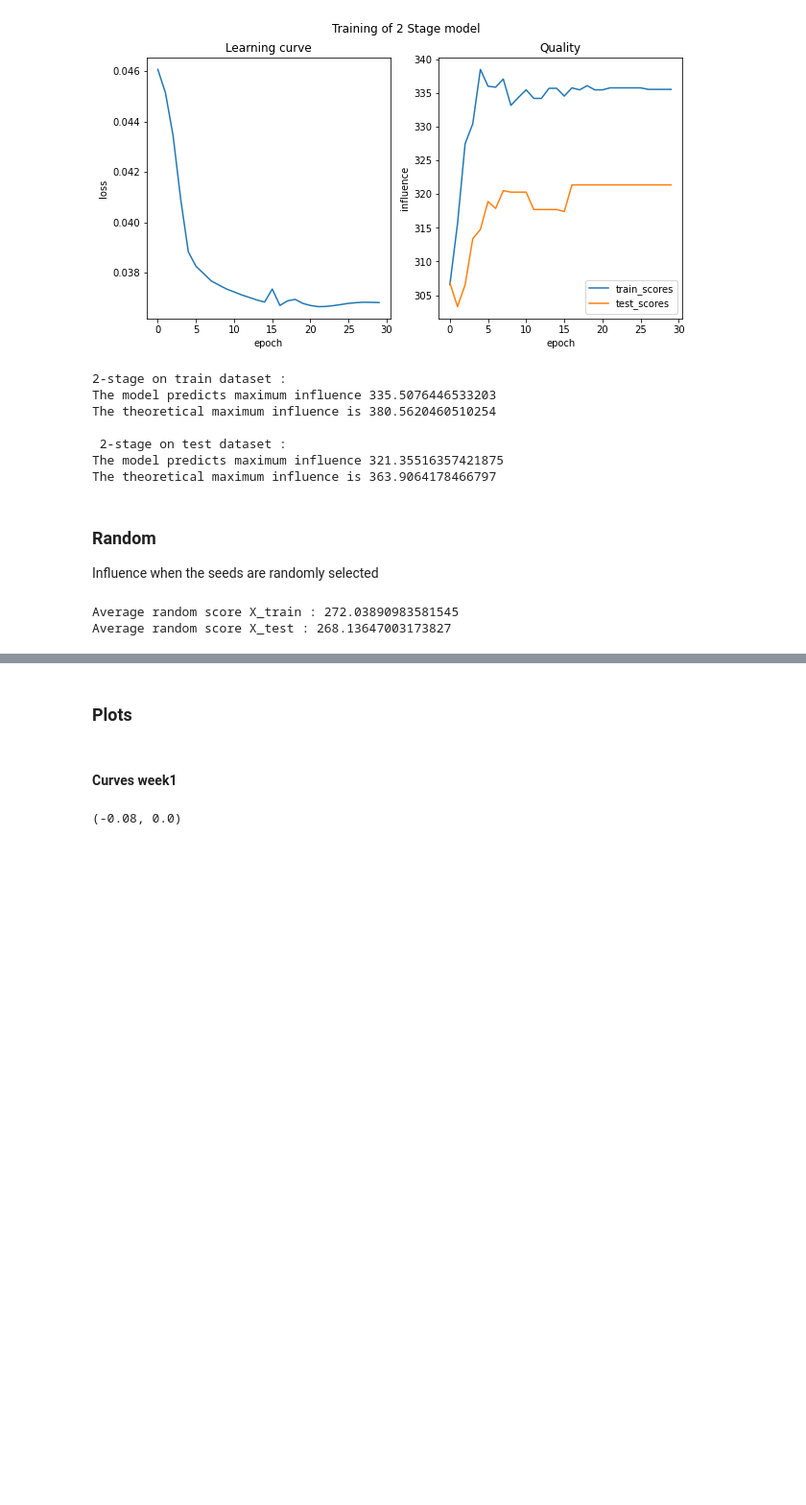
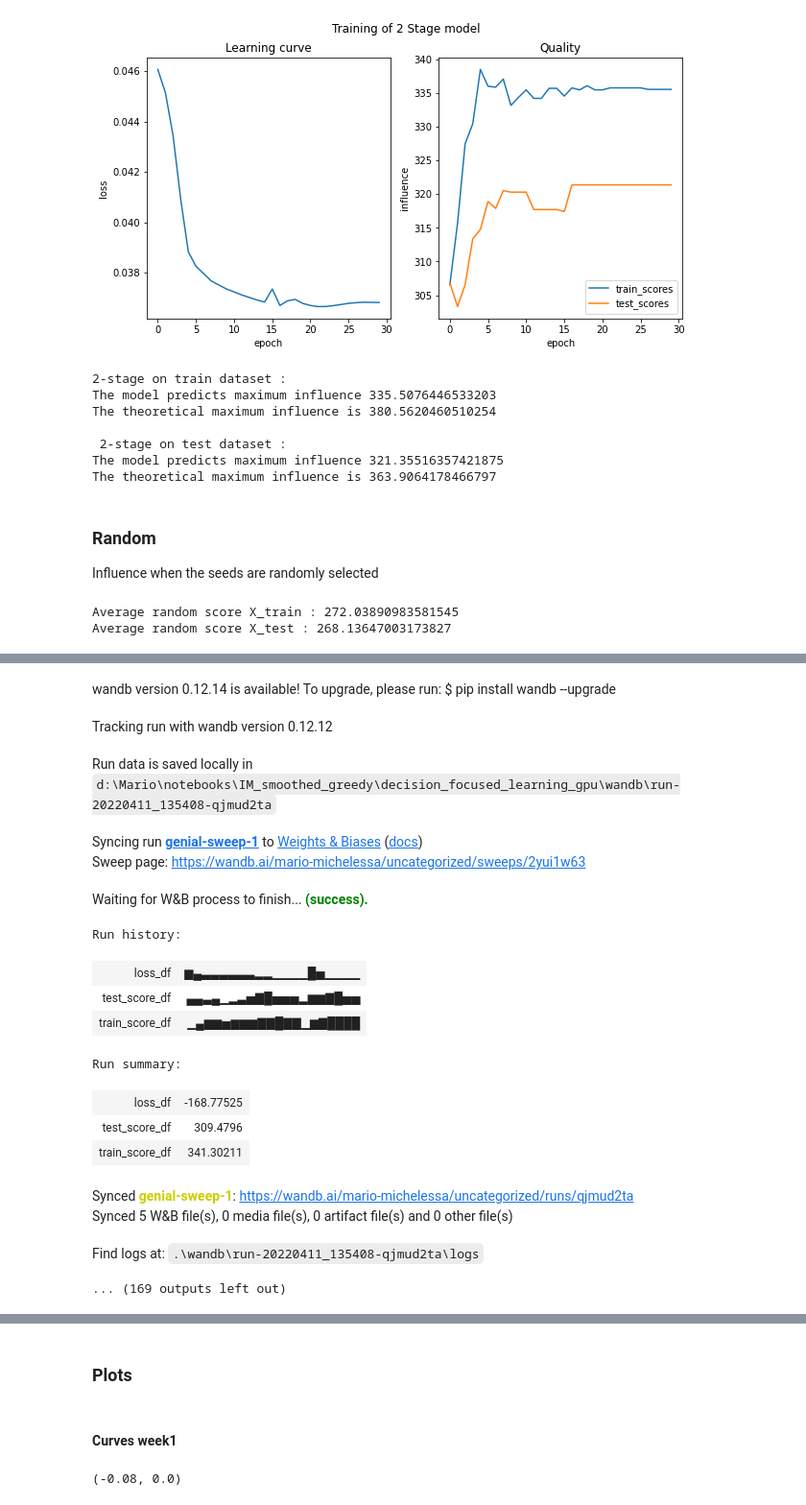
Before and after one commit to mario-michelessa/influence-maximization, a Jupyter notebook: decision_focused_learning_gpu/grd_main_twitter_gpu.ipynb, the cells around one changed output, grey strips where cells are left out. Shown at 96% size. Cells and saved outputs as stored; diff of their text form; code cells hidden in the pictures; blank space fills up the shorter version.

Commit message:
dropout, wandb, hidden_sizes

```diff
--- a/decision_focused_learning_gpu/grd_main_twitter_gpu.ipynb
+++ b/decision_focused_learning_gpu/grd_main_twitter_gpu.ipynb
@@ -107,7 +115,7 @@ wandb.config = {
 Device
 # %%
 # setting device on GPU if available, else CPU
-device = torch.device('cuda' if torch.cuda.is_available() else 'cpu')
+device = torch.device('cpu' if torch.cuda.is_available() else 'cpu')
 print('Using device:', device)
 print()
 torch.cuda.empty_cache()
@@ -190,7 +193,7 @@ Definition of dataset
 # %%
 w = np.ones(N_TARGETS, dtype=np.float32)
 train_id = random.sample(list(range(N_INSTANCES)), N_TRAIN)
-X_train, Y_train, X_test, Y_test = create_train_test(train_id)
+X_train, Y_train, X_test, Y_test = create_train_test(train_id,q1,q2,q3,low_p,med_p,high_p)
 dataset = torch.utils.data.TensorDataset(X_train, Y_train)
 
 sns.histplot(Y_train.flatten(),)
@@ -253,6 +258,17 @@ epoch | loss | train_score | test_score
 )>
 # %%
 
+print("epoch | loss | train_score | test_score ")
+
+train_scores_df = []
+test_scores_df  = []
+loss_df = []
+
+net_df = make_fc(N_FEATURES, num_layers, activation, hidden_sizes)
+net_df.apply(init_weights)
+net_df = net_df.to(device)
+#net = net.half()
+net_df.modules
 optimizer = torch.optim.Adam(net_df.parameters(), lr = learning_rate)
 marginal_vec_pred = partial(marginal_vec, w = w)
 
@@ -339,11 +355,12 @@ The theoretical maximum influence is 363.9064178466797
 # %% [markdown]
 ### 2 Stage
 # %%
+
 train_scores_2s = []
 test_scores_2s  = []
 loss_2s = []
 
-net_2s = make_fc(N_FEATURES, num_layers, activation, intermediate_size)
+net_2s = make_fc(N_FEATURES, num_layers, activation, hidden_sizes)
 net_2s.apply(init_weights)
 net_2s = net_2s.to(device)
 # %%
@@ -433,0 +486,43 @@ Average random score X_test : 268.13647003173827
+# %%
+def train_df():
+  with wandb.init() as run:
+    config = wandb.config
+
+    net_df = make_fc(N_FEATURES, config["num_layers"], config["activation"], config["intermediate_size"])
+    net_df.apply(init_weights)
+    net_df = net_df.to(device)
+    #net = net.half()
+    optimizer = torch.optim.Adam(net_df.parameters(), lr = config["learning_rate"])
+    marginal_vec_pred = partial(marginal_vec, w = w)
+
+    for epoch in range(config["epochs"]):
+
+      data_loader = torch.utils.data.DataLoader(dataset, batch_size = config["batch_size"], )
+      for X_batch, P_batch in data_loader:
+          loss = 0
+          for X, P in zip(X_batch, P_batch):
+              X = X.to(device)
+              P = P.to(device)
+
+              true_set_func = partial(set_func, P = P, w = w)
+              pred = net_df(X).view_as(P)
+              fn = GreedyOptimizer.apply
+              loss -= fn(pred, true_set_func, marginal_vec_pred, N_INFLUENCERS,  k,  eps, sample_size, beta)
+              del(X)
+              del(P)
+
+          loss = loss / config["batch_size"]
+          optimizer.zero_grad()
+          loss.backward()
+          optimizer.step()
+
+      train_score = eval_grd(net_df, X_train, Y_train)
+      test_score  = eval_grd(net_df, X_test, Y_test)
+
+      wandb.log({"loss_df": loss})
+      wandb.log({"train_score_df": train_score})
+      wandb.log({"test_score_df": test_score})
+
+count = 20 # number of runs to execute
+wandb.agent(sweep_df, function=train_df, count=count)
+# %% [output]
@@ -433,0 +536,18 @@ Average random score X_test : 268.13647003173827
+wandb version 0.12.14 is available! To upgrade, please run: $ pip install wandb --upgrade
+Tracking run with wandb version 0.12.12
+Run data is saved locally in d:\Mario\notebooks\IM_smoothed_greedy\decision_focused_learning_gpu\wandb\run-20220411_135408-qjmud2ta
+Syncing run genial-sweep-1 to Weights & Biases (docs)
+Sweep page: https://wandb.ai/mario-michelessa/uncategorized/sweeps/2yui1w63
+Waiting for W&B process to finish... (success).
+Run history:
+| loss_df | ▆▄▃▃▃▃▃▃▂▂▁▁▁▁█▅▁▁▁▁ |
+| test_score_df | ▄▄▃▄▁▂▃▅▇█▅▅▅▂▆▆▇█▅▅ |
+| train_score_df | ▁▄▆▆▅▆▆▆▇▇█▇▇▁▆▇████ |
+Run summary:
+| loss_df | -168.77525 |
+| test_score_df | 309.4796 |
+| train_score_df | 341.30211 |
+Synced genial-sweep-1: https://wandb.ai/mario-michelessa/uncategorized/runs/qjmud2ta
+Synced 5 W&B file(s), 0 media file(s), 0 artifact file(s) and 0 other file(s)
+Find logs at: .\wandb\run-20220411_135408-qjmud2ta\logs
+... (169 outputs left out)
```
Also changed, not shown: parts of 15 cells of this notebook, 7 other files.
